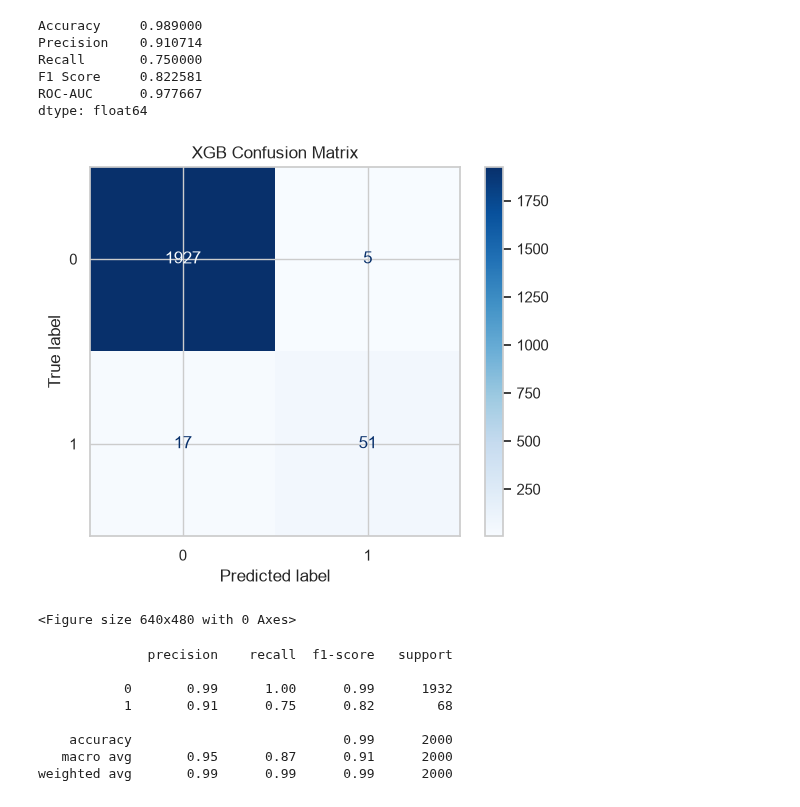
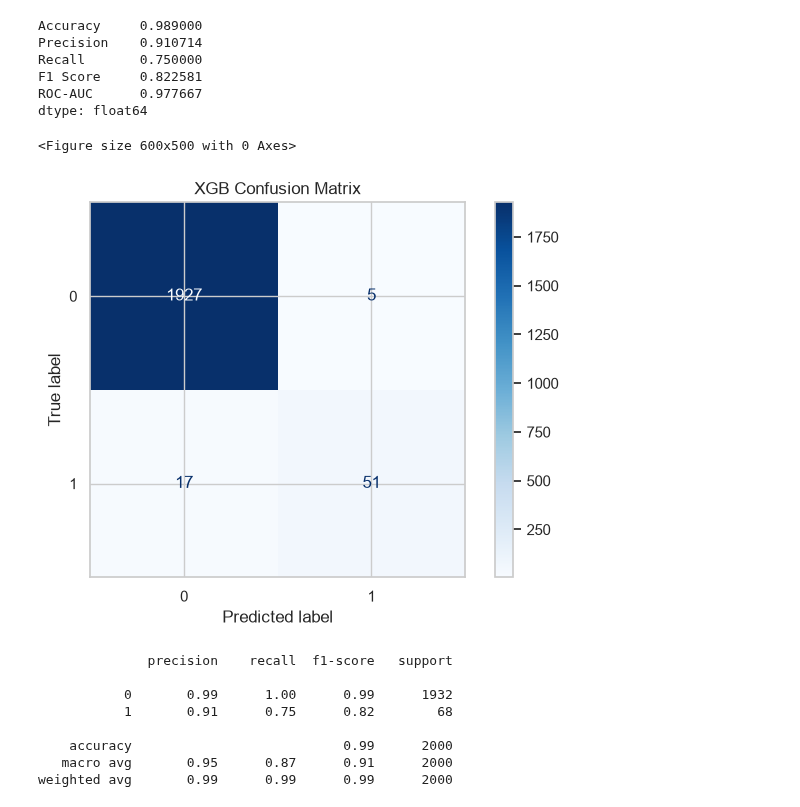
Before and after one commit to ujjal314/Predictive-Maintenance-ML, a Jupyter notebook: notebooks/03_Model_Training.ipynb, the cells around one changed output. Drawn from its saved outputs; the diff is of its cells as text; code cells hidden in the pictures.

```diff
--- a/notebooks/03_Model_Training.ipynb
+++ b/notebooks/03_Model_Training.ipynb
@@ -747,31 +748,29 @@ dtype: float64
 # %%
 # Confusion Matrix
 
+plt.figure(figsize=(6, 5))
+
 ConfusionMatrixDisplay.from_estimator(
-
     best_model,
-
     X_test,
     y_test,
-
     cmap="Blues"
-
 )
 
 plt.title("XGB Confusion Matrix")
 
-plt.show()
+plt.tight_layout()
 
 plt.savefig(
-    IMAGE_DIR / "XGB_Matrix.png",
+    IMAGE_DIR / "XGBoost_Confusion_Matrix.png",
     dpi=300,
     bbox_inches="tight"
 )
 
 plt.show()
 # %% [output]
+<Figure size 600x500 with 0 Axes>
-[figure, old version]
+[figure, new version]
-<Figure size 640x480 with 0 Axes>
 # %%
 print(classification_report(
     y_test,
```
Also changed, not shown: parts of 5 cells of this notebook, 8 other files.
